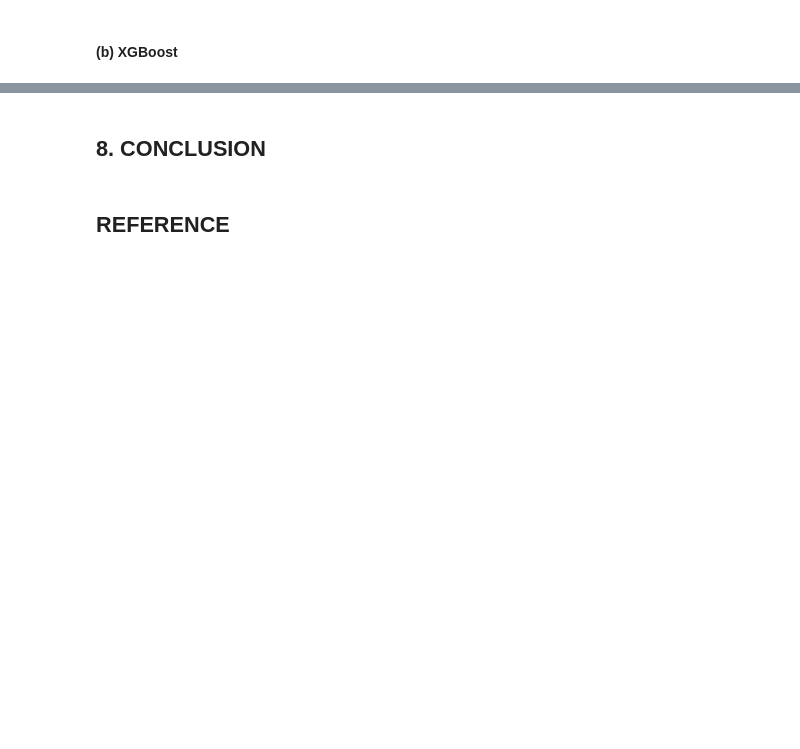
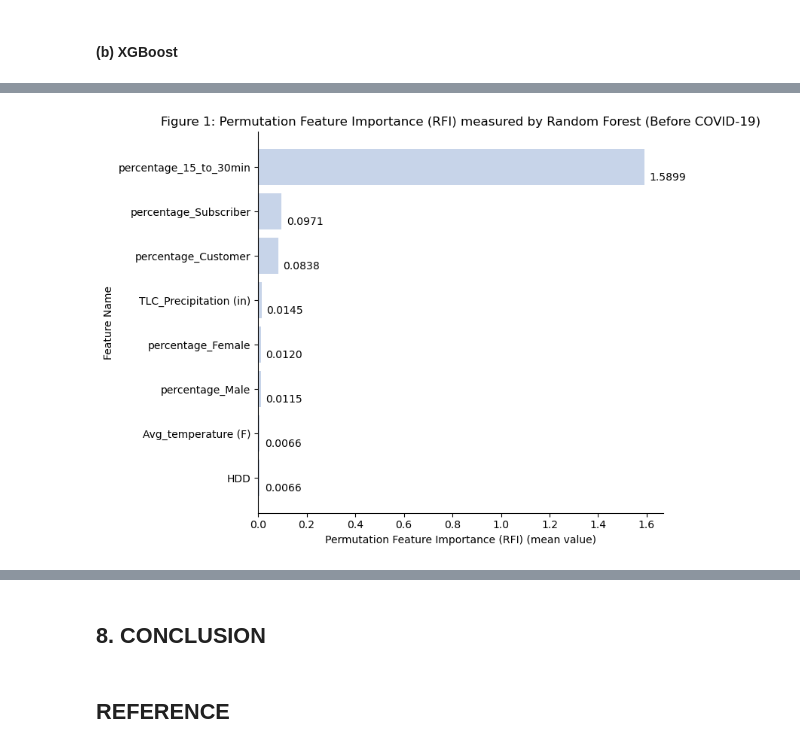
Before and after one commit to qiyuechen1202/0006_Data_Science, a Jupyter notebook: Assessment.ipynb, the cells around one changed output, grey strips where cells are left out. Saved outputs shown, nothing was run; the diff lists cells and outputs as text; code cells hidden in the pictures; blank space fills up the shorter version.

```diff
--- a/Assessment.ipynb
+++ b/Assessment.ipynb
@@ -279,9 +303,9 @@ print("4.2 Merge and calcualtion completed, continuing execution with the follow
 4.2 Merge and calcualtion completed, continuing execution with the following code.
 # %%
 # 4.3 Reload the data
-Daily_Before = pd.read_csv("before_pre.csv")
-Daily_After = pd.read_csv("after_pre.csv")
-Climate = pd.read_csv("climate.csv")
+Daily_Before = pd.read_csv("https://raw.githubusercontent.com/qiyuechen1202/0006_Data_Science/main/before_pre.csv")
+Daily_After = pd.read_csv("https://raw.githubusercontent.com/qiyuechen1202/0006_Data_Science/main/after_pre.csv")
+Climate = pd.read_csv("https://raw.githubusercontent.com/qiyuechen1202/0006_Data_Science/main/climate.csv")
 
 # change the date type
 Daily_Before ['date'] = pd.to_datetime(Daily_Before ['date'])
@@ -355,6 +379,14 @@ memory usage: 25.2+ KB
 Before = Before[Before['date'] != '2019-12-18']
 # After:  extreme climate （'2020-06-06', '2020-07-10','2020-08-04','2020-08-27','2020-12-16','2020-12-17')
 After = After [~After ['date'].isin(['2020-06-06', '2020-07-10','2020-08-04','2020-08-27','2020-12-16','2020-12-17'])]
+
+# HDD and CDD : rename
+# Before:
+Before  = Before.rename(columns={'Heat': 'HDD'})
+Before  = Before.rename(columns={'Cool ': 'CDD'})
+# After:
+After = After.rename(columns={'Heat': 'HDD'})
+After = After.rename(columns={'Cool ': 'CDD'})
 
 # TLC_Precipitation
 # Regarding 'TLC_Precipitation (in)', it has value T, which is a trace amount of precipitation.
@@ -369,7 +401,6 @@ After['TLC_Precipitation (in)'] = After['TLC_Precipitation (in)'].replace('T', 0
 # 'Avg_Speed_Wind' has NaN value, drop it
 Before = Before[Before['Avg_Speed_Wind'] != 'na']
 After = After.dropna(subset=['Avg_Speed_Wind'])
-
 
 # Travel Pattern
 # increase day type variable weekday (1) weekend (0)
@@ -839,0 +1131,27 @@ com_models
+# %%
+# plot the rank
+importance_B_sorted = importance_B.sort_values(by='Absolute Importance(B)', ascending=True)
+
+# change the colour, the positive value is blue, and the negative value is red
+importance_B_sorted['Color'] = np.where(importance_B_sorted['Importance(B)'] >= 0,'#C7D4E9','#F4C7C9')
+
+fig, ax = plt.subplots(figsize=(8, 6))
+bars = ax.barh(importance_B_sorted['Feature'],
+               importance_B_sorted['Importance(B)'],
+               color=importance_B_sorted['Color'])
+# title
+ax.set_title("Figure 1: Permutation Feature Importance (RFI) measured by Random Forest (Before COVID-19)")
+# increase the name of features
+for bar in bars.patches:
+    ax.text(bar.get_width() + 0.02, bar.get_y() + 0.1, '{:.4f}'.format(bar.get_width()), fontsize=10)
+
+ax.spines['top'].set_visible(False)
+ax.spines['right'].set_visible(False)
+
+ax.set_xlabel('Permutation Feature Importance (RFI) (mean value)')
+ax.set_ylabel('Feature Name')
+
+fig.tight_layout()
+plt.show()
+# %% [output]
+[figure, added]
```
Also changed, not shown: parts of 56 cells of this notebook, 1 other file.
